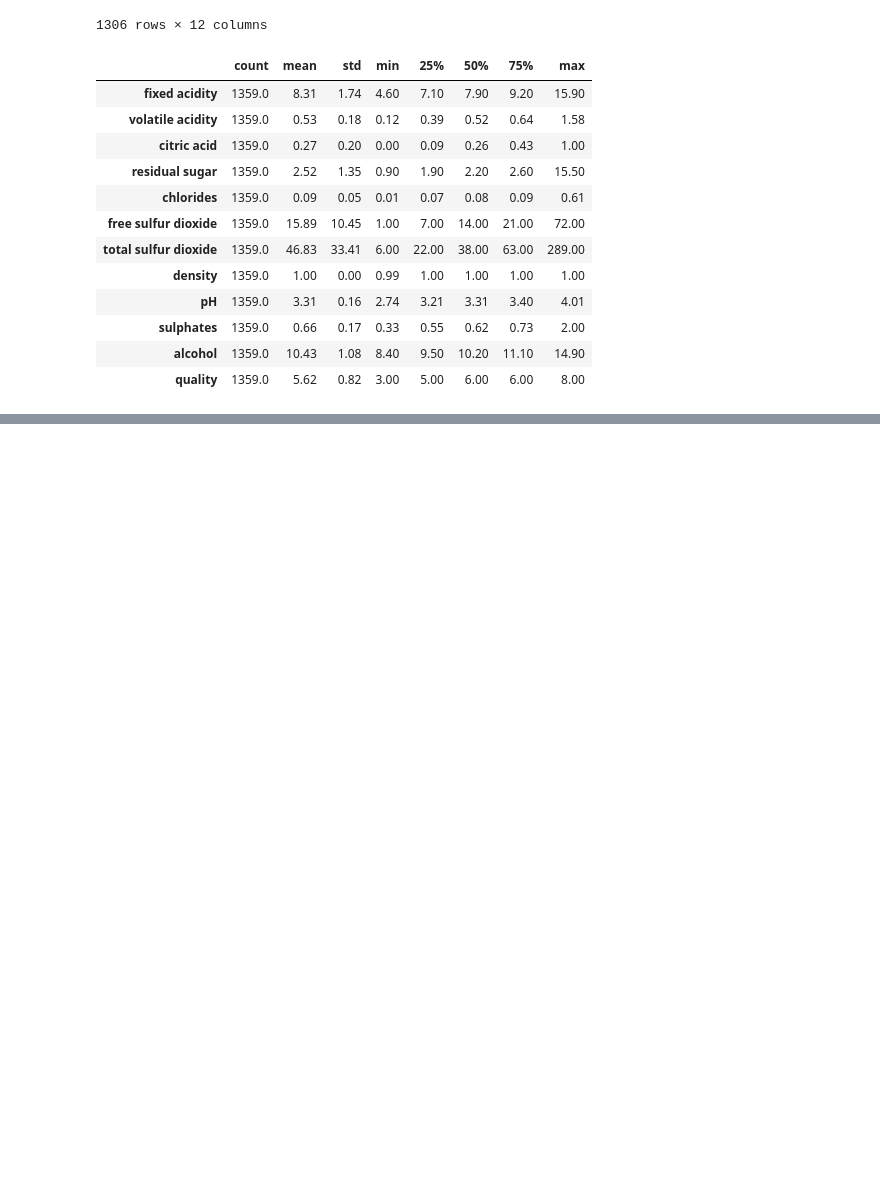
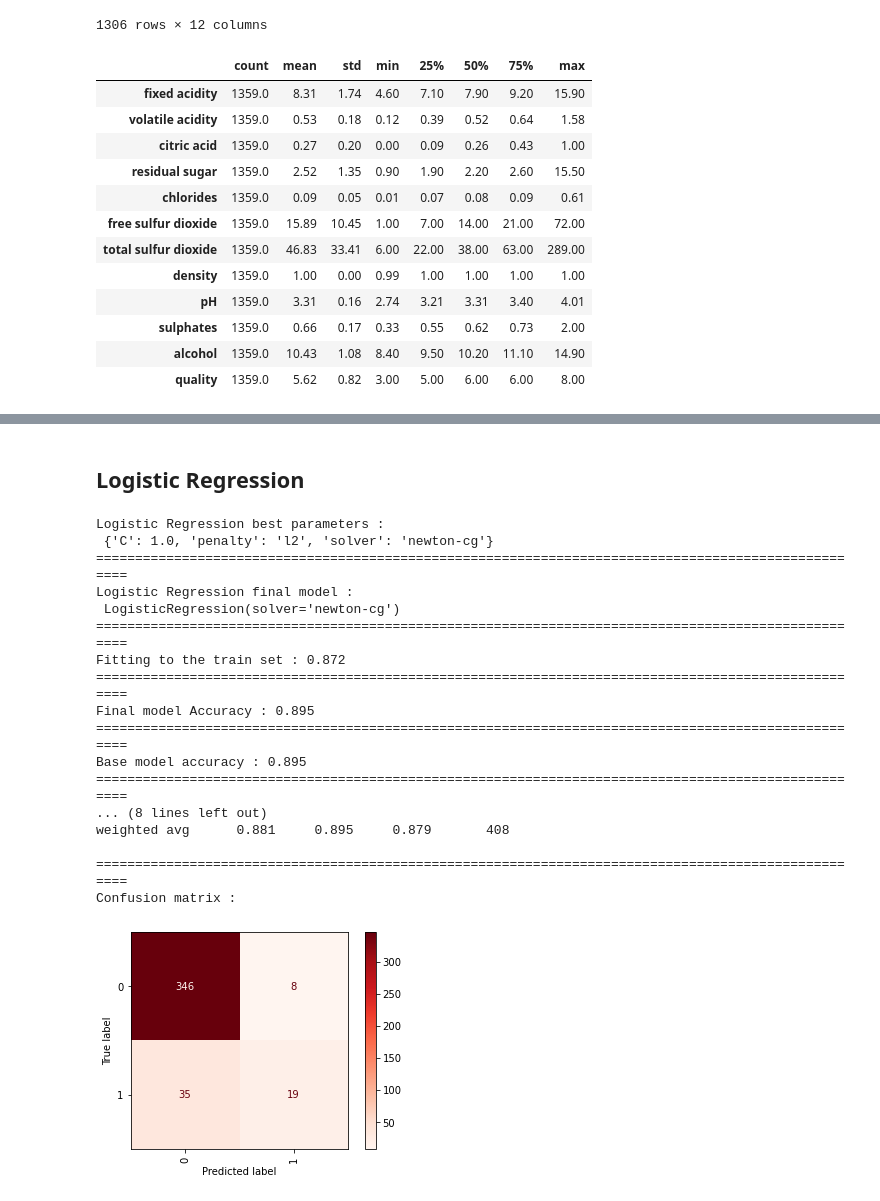
Before and after one commit to htsull/High-dimension-statistics-project, a Jupyter notebook: wine-quality.ipynb, the cells around one changed output, grey strips where cells are left out. Cells and saved outputs as stored; diff of their text form; code cells hidden in the pictures; blank space fills up the shorter version.

```diff
--- a/wine-quality.ipynb
+++ b/wine-quality.ipynb
@@ -351,0 +390,5 @@ Index(['fixed acidity', 'volatile acidity', 'citric acid', 'residual sugar',
+# %% [markdown]
+## Logistic Regression
+# %%
+# Trainig a logistic regression model with the features choosen by the lasso method
+model_logreg = LogisticRegression().fit(X_train[feat], y_train)
@@ -351,0 +402,47 @@ Index(['fixed acidity', 'volatile acidity', 'citric acid', 'residual sugar',
+# %%
+# logreg
+# Instantiate the grid search model
+grid_logreg = GridSearchCV(estimator = model_logreg, param_grid = param_grid_logreg, cv = 5, n_jobs=-1)
+# Fit the grid search to the data
+best_logreg_grid = grid_logreg.fit(X_train[feat], y_train)
+# %%
+print('Logistic Regression best parameters :\n', best_logreg_grid.best_params_)
+best_logreg_model = best_logreg_grid.best_estimator_
+print('='*100)
+print("Logistic Regression final model :\n", best_logreg_model)
+print('='*100)
+print('Fitting to the train set : {:04.3f}'.format(best_logreg_model.score(X_train[feat], y_train)))
+print('='*100)
+score_best_logreg = best_logreg_model.score(X_test[feat], y_test)
+print('Final model Accuracy : {:04.3f}'.format(score_best_logreg))
+print('='*100)
+score_base_logreg = model_logreg.score(X_test[feat], y_test)
+print("Base model accuracy : {:04.3f}".format(score_base_logreg))
+print('='*100)
+print("Classification report : ")
+best_logreg_pred = best_logreg_model.predict(X_test[feat])
+print(classification_report(y_test, best_logreg_pred,
+                            digits=3, zero_division = 1))
+print('='*100)
+print("Confusion matrix : ")
+disp = plot_confusion_matrix(best_logreg_model, X_test[feat], y_test, cmap='Reds', values_format='d',
+                            xticks_rotation='vertical')
+# %% [output]
+Logistic Regression best parameters :
+ {'C': 1.0, 'penalty': 'l2', 'solver': 'newton-cg'}
+====================================================================================================
+Logistic Regression final model :
+ LogisticRegression(solver='newton-cg')
+====================================================================================================
+Fitting to the train set : 0.872
+====================================================================================================
+Final model Accuracy : 0.895
+====================================================================================================
+Base model accuracy : 0.895
+====================================================================================================
+... (8 lines left out)
+weighted avg      0.881     0.895     0.879       408
+
+====================================================================================================
+Confusion matrix :
+[figure, added]
```
Also changed, not shown: parts of 125 cells of this notebook.
